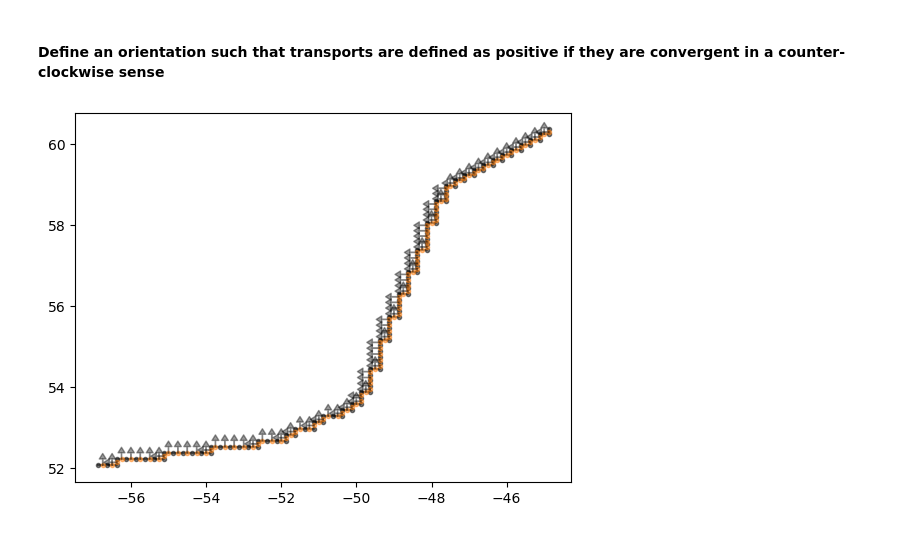
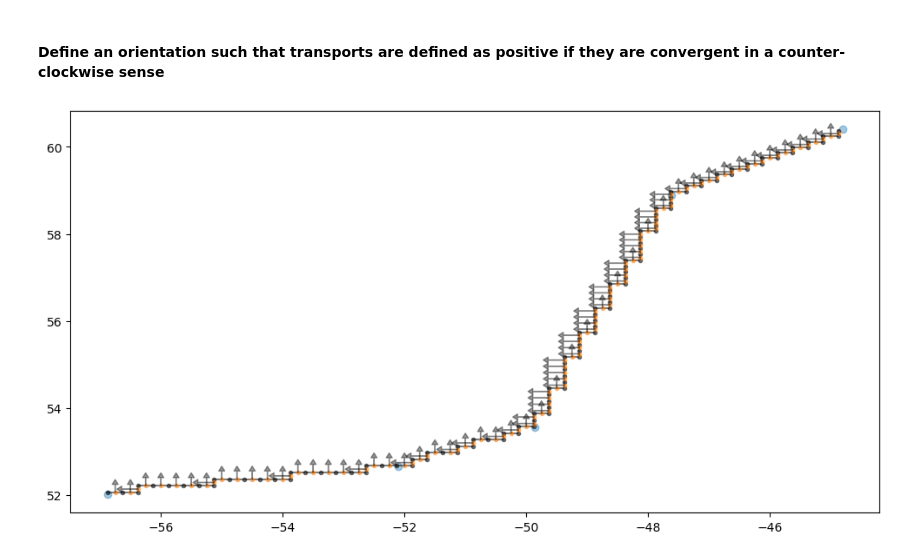
Before and after one commit to MOM6-community/sectionate, a Jupyter notebook: examples/1_creating_an_OSNAP_section.ipynb, the cells around one changed output. Cells and saved outputs as stored; diff of their text form; code cells hidden in the pictures.

```diff
--- a/examples/1_creating_an_OSNAP_section.ipynb
+++ b/examples/1_creating_an_OSNAP_section.ipynb
@@ -63,8 +66,8 @@ lons, lats = sectionate.uvcoords_from_uvindices(
 # %% [markdown]
 #### Define an orientation such that transports are defined as positive if they are convergent in a counter-clockwise sense
 # %%
-plt.plot(xwest, ywest, "ko-", alpha=0.5, markersize=3, label="tracer cell corners (vorticity grid)")
-plt.plot(lons, lats, "C1o", alpha=0.5, lw=1, markersize=3, label="velocity cells (faces normal to section)")
+plt.figure(figsize=(12, 6))
+plt.plot(West_section_lons, West_section_lats, "C0o", alpha=0.4)
 for (p, (var, lon, lat, nward, eward)) in enumerate(zip(uvindices['var'], lons, lats, uvindices['nward'], uvindices['eward'])):
     if var=="V":
         efact = 0.
@@ -76,6 +79,7 @@ for (p, (var, lon, lat, nward, eward)) in enumerate(zip(uvindices['var'], lons,
     plt.annotate('', xy=(lon+float(efact)*0.35, lat+float(nfact)*0.3),  xycoords='data',
             xytext=(lon, lat),
             arrowprops=dict(facecolor='black', shrink=0.01, width=0.25, headwidth=5., headlength=4., alpha=0.4),
-            horizontalalignment='center', verticalalignment='center',
-            )
+            horizontalalignment='center', verticalalignment='center')
+plt.plot(xwest, ywest, "ko-", alpha=0.5, markersize=3, label="tracer cell corners (vorticity grid)")
+plt.plot(lons, lats, "C1o", alpha=0.5, lw=1, markersize=3, label="velocity cells (faces normal to section)");
 # %% [output]
@@ -135,20 +139,21 @@ lons, lats = sectionate.uvcoords_from_uvindices(
 # %% [markdown]
 #### Define an orientation such that transports are defined as positive if they are convergent in a counter-clockwise sense
 # %%
-plt.plot(xwest, ywest, "ko-", alpha=0.5, markersize=3, label="tracer cell corners (vorticity grid)")
-plt.plot(lons, lats, "C1o", alpha=0.5, lw=1, markersize=3, label="velocity cells (faces normal to section)")
+plt.figure(figsize=(12, 6))
+plt.plot(West_section_lons, West_section_lats, "C0o", alpha=0.4)
 for (p, (var, lon, lat, nward, eward)) in enumerate(zip(uvindices['var'], lons, lats, uvindices['nward'], uvindices['eward'])):
     if var=="V":
         efact = 0.
         nfact = -1 if not(eward) else 1
     if var=="U":
         efact = -1 if nward else 1
         nfact = 0.
 
     plt.annotate('', xy=(lon+float(efact)*0.35, lat+float(nfact)*0.3),  xycoords='data',
             xytext=(lon, lat),
             arrowprops=dict(facecolor='black', shrink=0.01, width=0.25, headwidth=5., headlength=4., alpha=0.4),
-            horizontalalignment='center', verticalalignment='center',
-            )
+            horizontalalignment='center', verticalalignment='center')
+plt.plot(xwest, ywest, "ko-", alpha=0.5, markersize=3, label="tracer cell corners (vorticity grid)")
+plt.plot(lons, lats, "C1o", alpha=0.5, lw=1, markersize=3, label="velocity cells (faces normal to section)");
 # %% [output]
-[figure, old version]
+[figure, new version]
```
Also changed, not shown: parts of 2 cells of this notebook, 3 other files.
